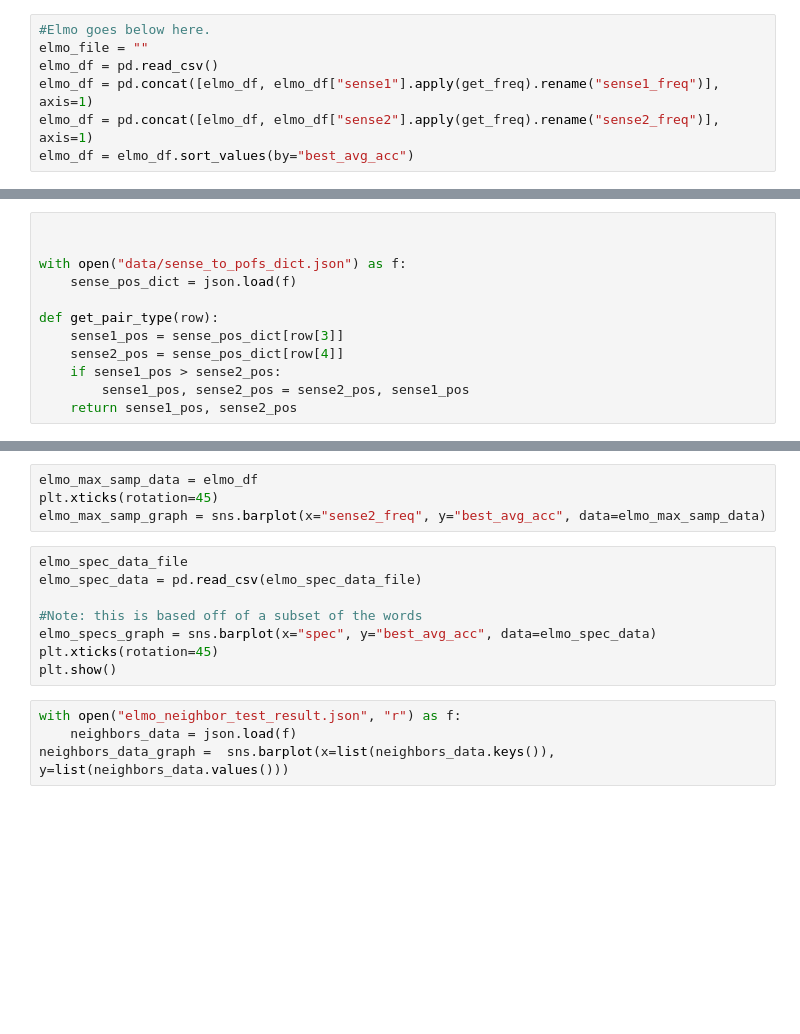
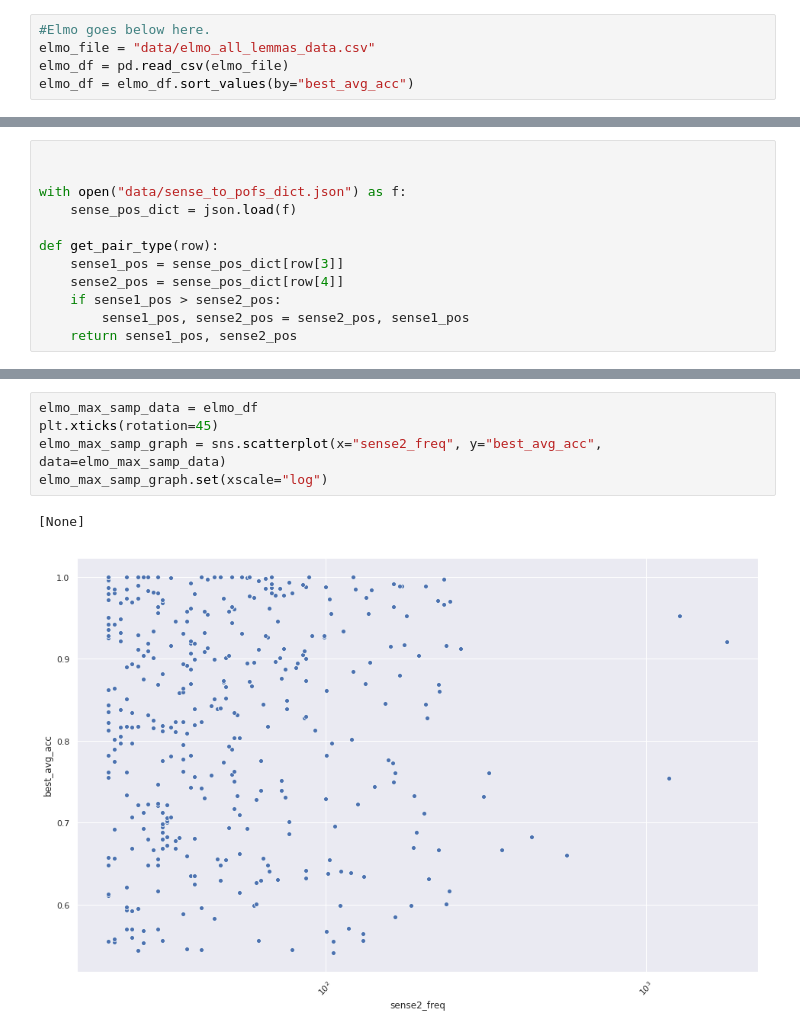
Before and after one commit to Mark-Hopkins-at-Williams/research-wsd, a Jupyter notebook: WSD.ipynb, the cells around one changed output, grey strips where cells are left out. Cells and saved outputs as stored; diff of their text form; blank space fills up the shorter version.

```diff
--- a/WSD.ipynb
+++ b/WSD.ipynb
@@ -151,8 +151,6 @@ neighbors_data_graph =  sns.barplot(x=list(neighbors_data.keys()), y=list(neighb
 [figure]
 # %%
 #Elmo goes below here.
-elmo_file = ""
-elmo_df = pd.read_csv()
-elmo_df = pd.concat([elmo_df, elmo_df["sense1"].apply(get_freq).rename("sense1_freq")], axis=1)
-elmo_df = pd.concat([elmo_df, elmo_df["sense2"].apply(get_freq).rename("sense2_freq")], axis=1)
+elmo_file = "data/elmo_all_lemmas_data.csv"
+elmo_df = pd.read_csv(elmo_file)
 elmo_df = elmo_df.sort_values(by="best_avg_acc")
@@ -211,16 +256,8 @@ elmo_diff_pos_graph = specs = sns.barplot(x="pos_combo", y="best_avg_acc", data=
 # %%
 elmo_max_samp_data = elmo_df
 plt.xticks(rotation=45)
-elmo_max_samp_graph = sns.barplot(x="sense2_freq", y="best_avg_acc", data=elmo_max_samp_data)
+elmo_max_samp_graph = sns.scatterplot(x="sense2_freq", y="best_avg_acc", data=elmo_max_samp_data)
+elmo_max_samp_graph.set(xscale="log")
+# %% [output]
+[None]
+[figure, added]
-# %%
-elmo_spec_data_file
-elmo_spec_data = pd.read_csv(elmo_spec_data_file)
-
-#Note: this is based off of a subset of the words
-elmo_specs_graph = sns.barplot(x="spec", y="best_avg_acc", data=elmo_spec_data)
-plt.xticks(rotation=45)
-plt.show()
-# %%
-with open("elmo_neighbor_test_result.json", "r") as f:
-    neighbors_data = json.load(f)
-neighbors_data_graph =  sns.barplot(x=list(neighbors_data.keys()), y=list(neighbors_data.values()))
```
Also changed, not shown: parts of 7 cells of this notebook, 1 other file.
